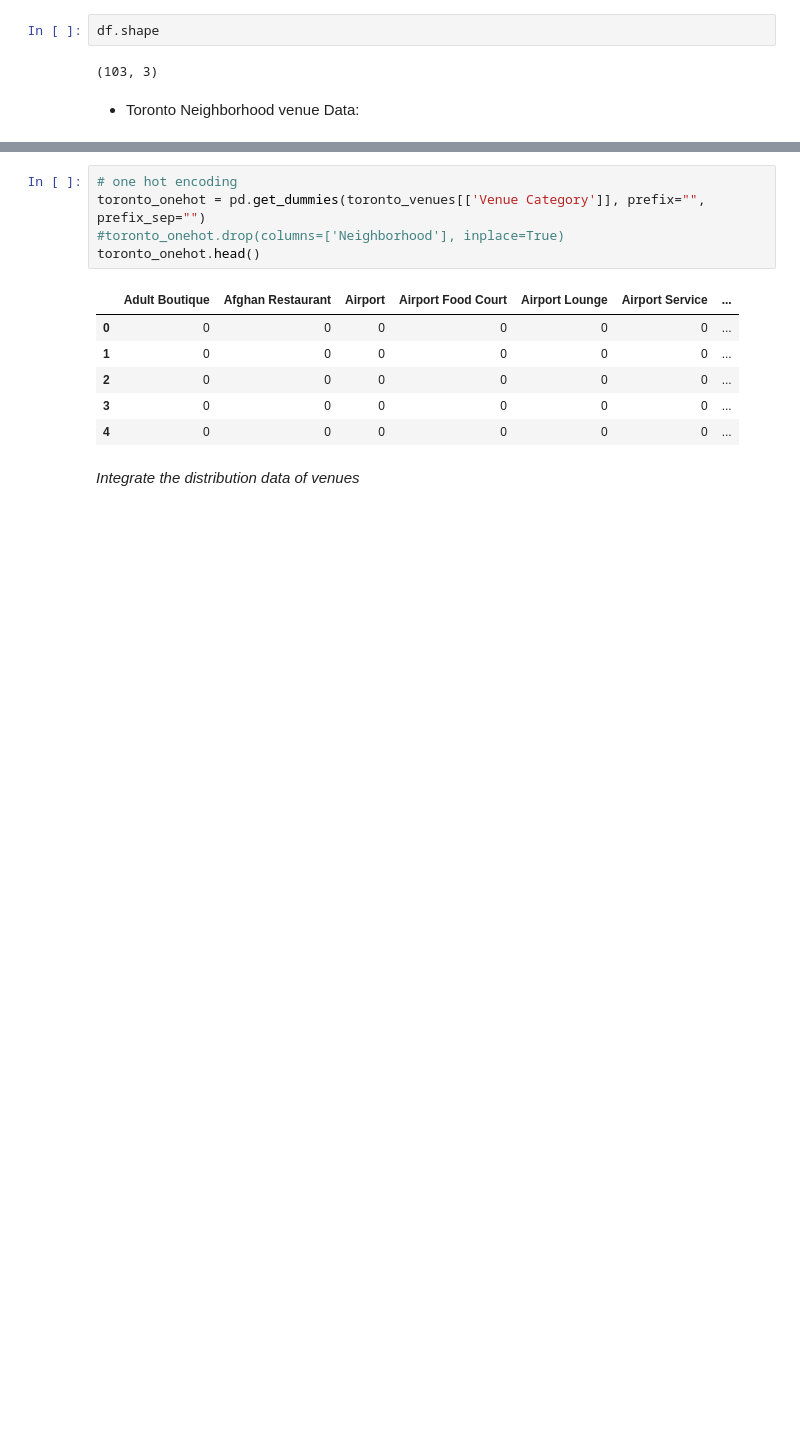
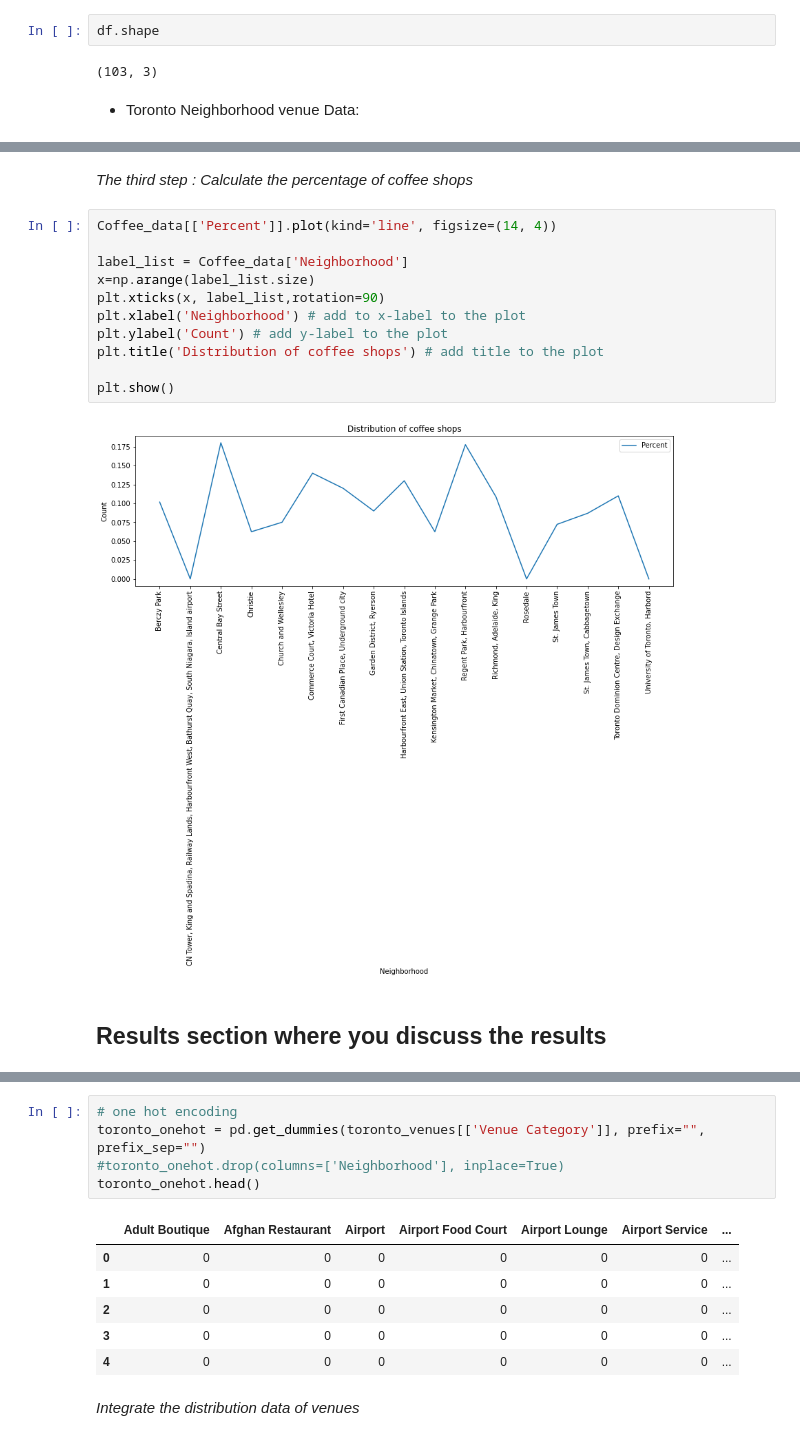
Before and after one commit to wthawk14/AppliedDataScienceCapstone, a Jupyter notebook: Applied Data Science Capstone Final_week2.ipynb, the cells around one changed output, grey strips where cells are left out. Cells and saved outputs as stored; diff of their text form; blank space fills up the shorter version.

```diff
--- a/Applied Data Science Capstone Final_week2.ipynb
+++ b/Applied Data Science Capstone Final_week2.ipynb
@@ -377,0 +284,17 @@ There are 203 uniques categories.
+# %% [markdown]
+*The third step : Calculate the percentage of coffee shops*
+# %%
+Coffee_data[['Percent']].plot(kind='line', figsize=(14, 4))
+
+label_list = Coffee_data['Neighborhood']
+x=np.arange(label_list.size)
+plt.xticks(x, label_list,rotation=90)
+plt.xlabel('Neighborhood') # add to x-label to the plot
+plt.ylabel('Count') # add y-label to the plot
+plt.title('Distribution of coffee shops') # add title to the plot
+
+plt.show()
+# %% [output]
+[figure, added]
+# %% [markdown]
+## Results section where you discuss the results
```
Also changed, not shown: parts of 45 cells of this notebook.
